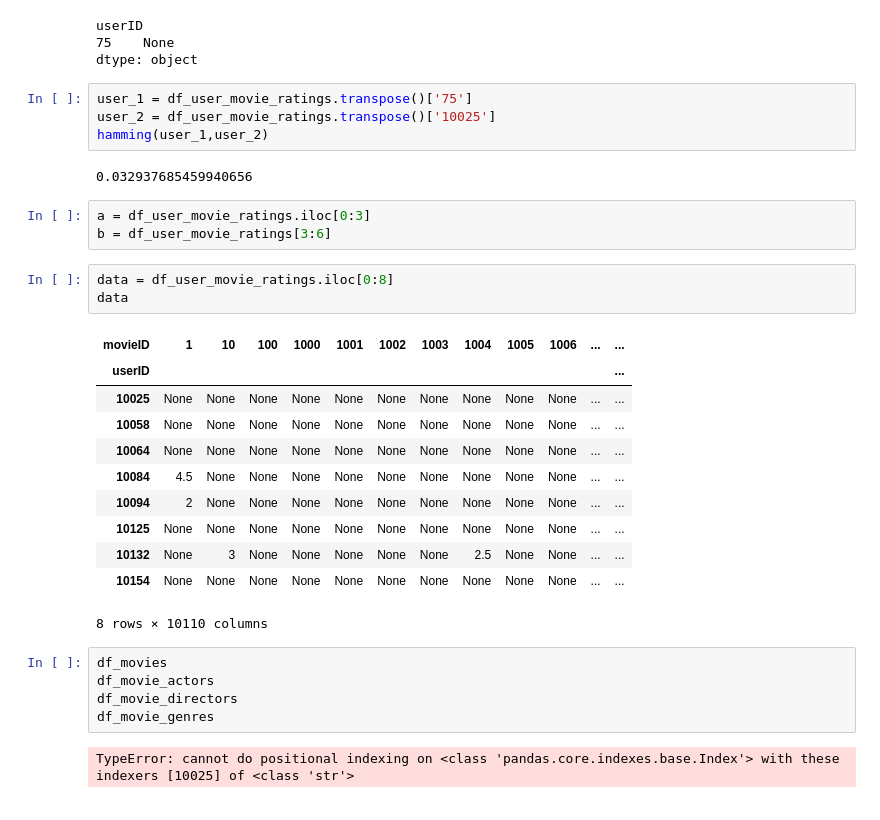
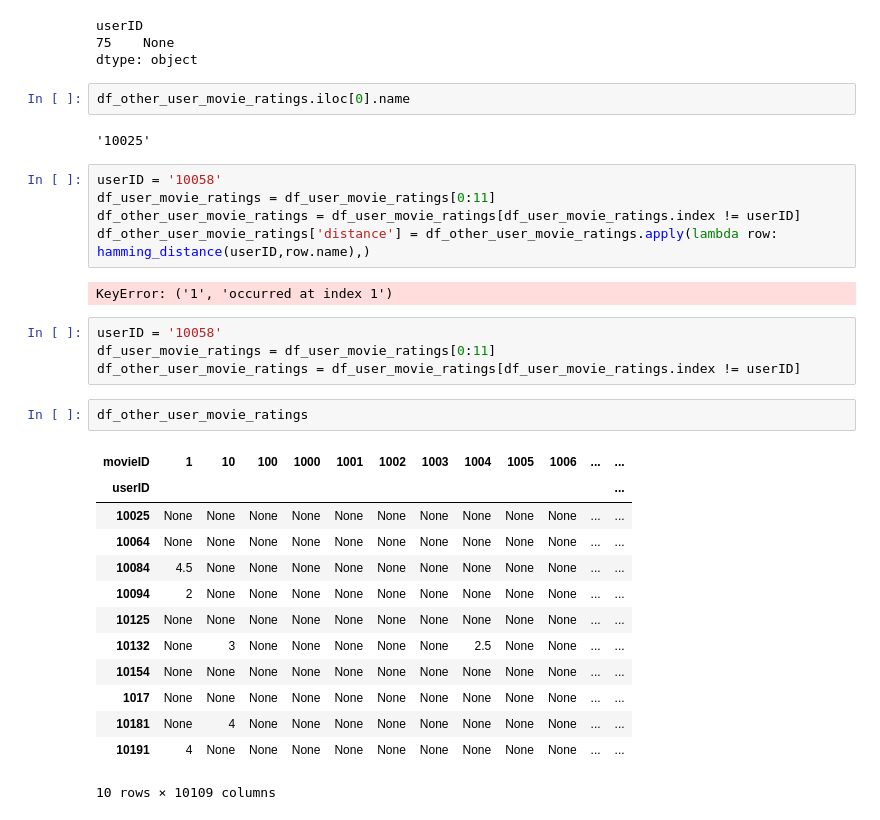
Before and after one commit to jlouie3/Conda_Notebooks, a Jupyter notebook: RecommendationSystems/MovieLens_2k.ipynb, the cells around one changed output. Cells and saved outputs as stored; diff of their text form.

```diff
--- a/RecommendationSystems/MovieLens_2k.ipynb
+++ b/RecommendationSystems/MovieLens_2k.ipynb
@@ -190,34 +244,34 @@ user_unrated_movies = get_unrated_movies_for_user('75')
 userID
 75    None
 dtype: object
-# %%
-user_1 = df_user_movie_ratings.transpose()['75']
-user_2 = df_user_movie_ratings.transpose()['10025']
-hamming(user_1,user_2)
-# %% [output]
-0.032937685459940656
-# %%
-a = df_user_movie_ratings.iloc[0:3]
-b = df_user_movie_ratings[3:6]
-# %%
-data = df_user_movie_ratings.iloc[0:8]
-data
-# %% [output]
-| movieID | 1 | 10 | 100 | 1000 | 1001 | 1002 | 1003 | 1004 | 1005 | 1006 | ... | ... |
-| userID |  |  |  |  |  |  |  |  |  |  |  | ... |
-| 10025 | None | None | None | None | None | None | None | None | None | None | ... | ... |
-| 10058 | None | None | None | None | None | None | None | None | None | None | ... | ... |
-| 10064 | None | None | None | None | None | None | None | None | None | None | ... | ... |
-| 10084 | 4.5 | None | None | None | None | None | None | None | None | None | ... | ... |
-| 10094 | 2 | None | None | None | None | None | None | None | None | None | ... | ... |
-| 10125 | None | None | None | None | None | None | None | None | None | None | ... | ... |
-| 10132 | None | 3 | None | None | None | None | None | 2.5 | None | None | ... | ... |
-| 10154 | None | None | None | None | None | None | None | None | None | None | ... | ... |
-8 rows × 10110 columns
-# %%
-df_movies
-df_movie_actors
-df_movie_directors
-df_movie_genres
-# %% [output]
-TypeError: cannot do positional indexing on <class 'pandas.core.indexes.base.Index'> with these indexers [10025] of <class 'str'>
+# %%
+df_other_user_movie_ratings.iloc[0].name
+# %% [output]
+'10025'
+# %%
+userID = '10058'
+df_user_movie_ratings = df_user_movie_ratings[0:11]
+df_other_user_movie_ratings = df_user_movie_ratings[df_user_movie_ratings.index != userID]
+df_other_user_movie_ratings['distance'] = df_other_user_movie_ratings.apply(lambda row: hamming_distance(userID,row.name),)
+# %% [output]
+KeyError: ('1', 'occurred at index 1')
+# %%
+userID = '10058'
+df_user_movie_ratings = df_user_movie_ratings[0:11]
+df_other_user_movie_ratings = df_user_movie_ratings[df_user_movie_ratings.index != userID]
+# %%
+df_other_user_movie_ratings
+# %% [output]
+| movieID | 1 | 10 | 100 | 1000 | 1001 | 1002 | 1003 | 1004 | 1005 | 1006 | ... | ... |
+| userID |  |  |  |  |  |  |  |  |  |  |  | ... |
+| 10025 | None | None | None | None | None | None | None | None | None | None | ... | ... |
+| 10064 | None | None | None | None | None | None | None | None | None | None | ... | ... |
+| 10084 | 4.5 | None | None | None | None | None | None | None | None | None | ... | ... |
+| 10094 | 2 | None | None | None | None | None | None | None | None | None | ... | ... |
+| 10125 | None | None | None | None | None | None | None | None | None | None | ... | ... |
+| 10132 | None | 3 | None | None | None | None | None | 2.5 | None | None | ... | ... |
+| 10154 | None | None | None | None | None | None | None | None | None | None | ... | ... |
+| 1017 | None | None | None | None | None | None | None | None | None | None | ... | ... |
+| 10181 | None | 4 | None | None | None | None | None | None | None | None | ... | ... |
+| 10191 | 4 | None | None | None | None | None | None | None | None | None | ... | ... |
+10 rows × 10109 columns
```
Also changed, not shown: parts of 10 cells of this notebook.
